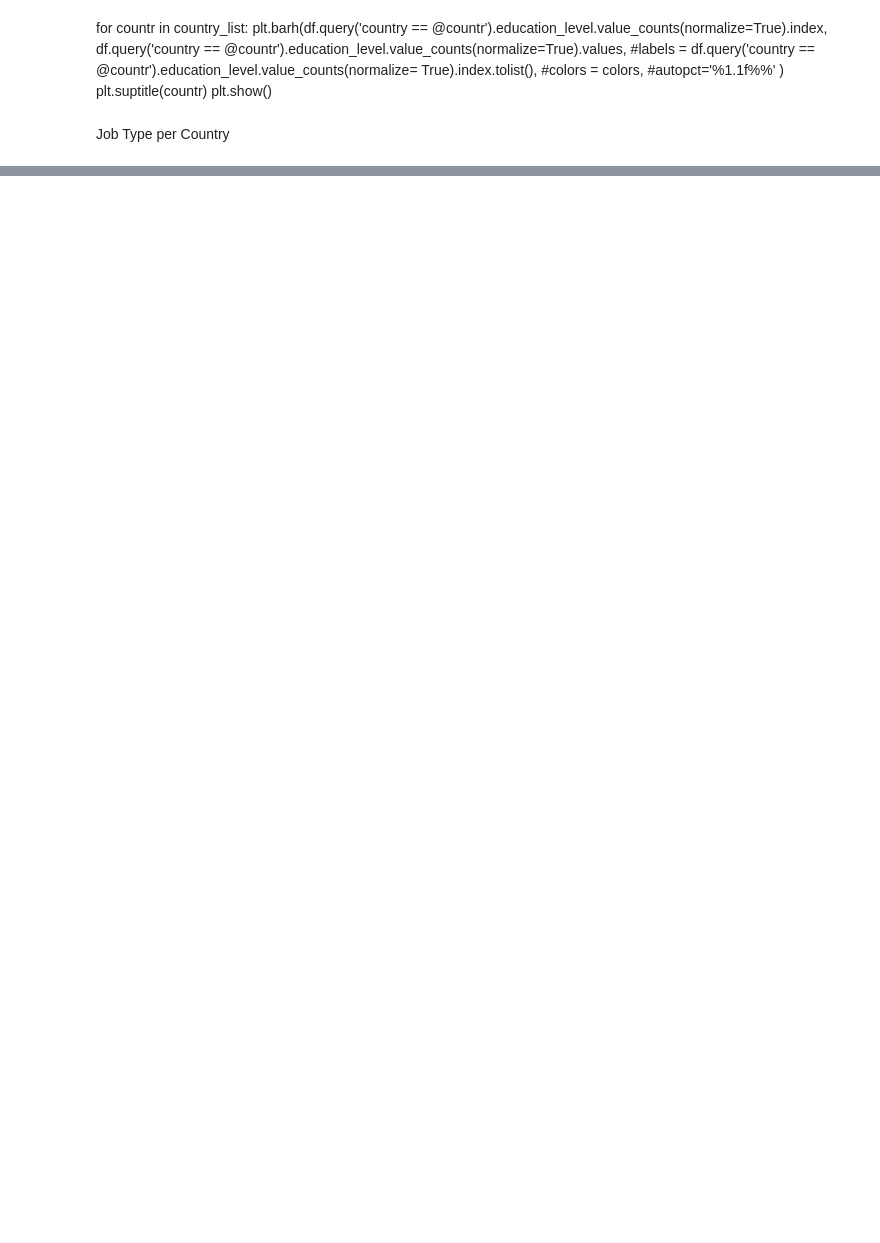
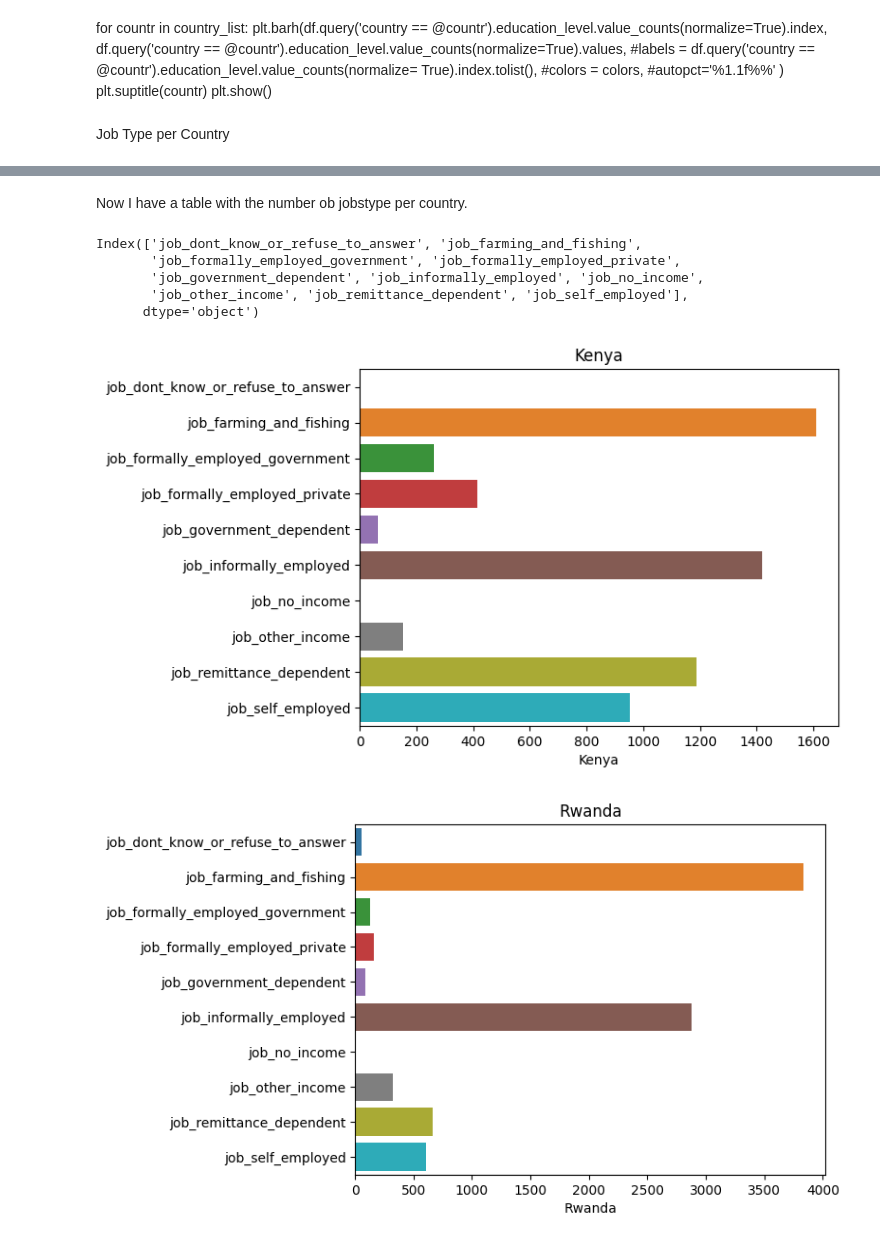
Before and after one commit to M4R1T4/ML_proj_Feb_2024, a Jupyter notebook: 01_Data_and_EDA.ipynb, the cells around one changed output, grey strips where cells are left out. Cells and saved outputs as stored; diff of their text form; code cells hidden in the pictures; blank space fills up the shorter version.

```diff
--- a/01_Data_and_EDA.ipynb
+++ b/01_Data_and_EDA.ipynb
@@ -311,0 +270,8 @@ KeyError: "['No Income'] not in index"
+# %%
+location_dummies = pd.get_dummies(df.job_type, prefix='job')
+location_dummies.columns = location_dummies.columns.str.replace(' ','_')
+location_dummies.columns = location_dummies.columns.str.replace('/','_or_')
+location_dummies.columns = location_dummies.columns.str.lower()
+# change bool to int
+location_dummies[location_dummies.columns.to_list()] = location_dummies[location_dummies.columns.to_list()].astype(int)
+location_dummies.head(10)
@@ -311,0 +304,8 @@ KeyError: "['No Income'] not in index"
+# %%
+#loaction_df = location_dummies.join(df['country'])
+#loaction_df.head()
+#loaction_df.groupby('country').sum()
+
+location_sum = location_dummies.join(df['country']).groupby('country').sum()
+location_sum = location_sum.transpose()
+location_sum
@@ -311,0 +324,23 @@ KeyError: "['No Income'] not in index"
+# %% [markdown]
+Now I have a table with the number ob jobstype per country.
+# %%
+location_sum.index
+# %% [output]
+Index(['job_dont_know_or_refuse_to_answer', 'job_farming_and_fishing',
+       'job_formally_employed_government', 'job_formally_employed_private',
+       'job_government_dependent', 'job_informally_employed', 'job_no_income',
+       'job_other_income', 'job_remittance_dependent', 'job_self_employed'],
+      dtype='object')
+# %%
+
+for countr in country_list:
+        g=sns.barplot(y = location_sum.index,
+                x = location_sum[countr]
+                )
+        g.set(title = countr,
+              ylabel = '')
+
+        plt.show();
+# %% [output]
+[figure, added]
+[figure, added]
```
Also changed, not shown: parts of 36 cells of this notebook.
